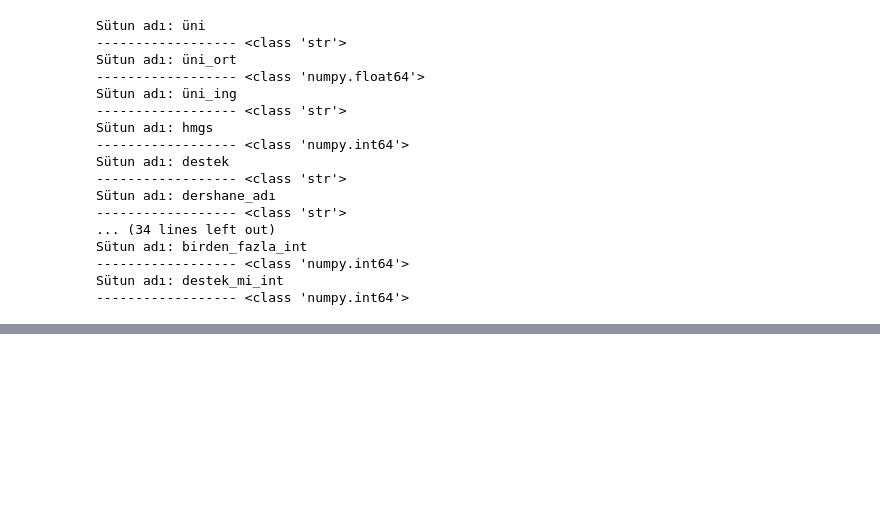
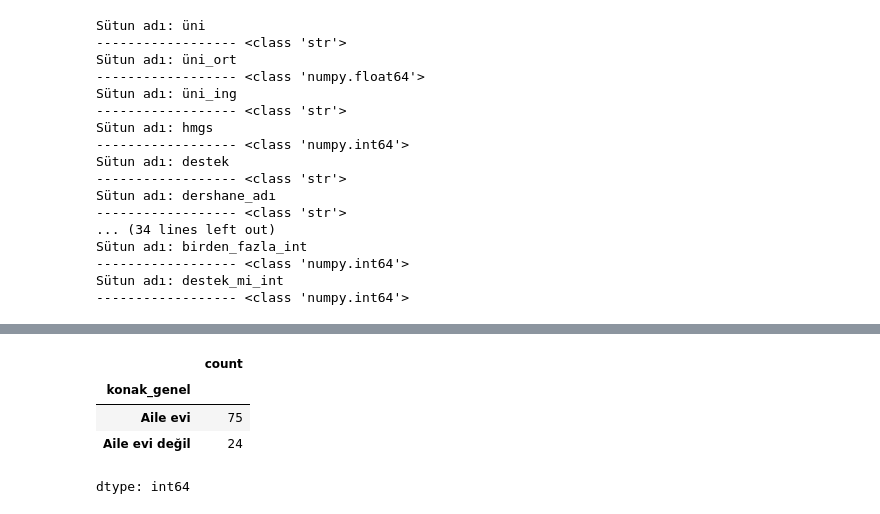
Before and after one commit to kemaldoguoktay/hmgs-analiz, a Jupyter notebook: hmgs.ipynb, the cells around one changed output, grey strips where cells are left out. Cells and saved outputs as stored; diff of their text form; code cells hidden in the pictures; blank space fills up the shorter version.

```diff
--- a/hmgs.ipynb
+++ b/hmgs.ipynb
@@ -1211,0 +1335,8 @@ Sütun adı: destek_mi_int
+# %%
+df.konak_genel.value_counts()
+# %% [output]
+|  | count |
+| konak_genel |  |
+| Aile evi | 75 |
+| Aile evi değil | 24 |
+dtype: int64
```
Also changed, not shown: parts of 59 cells of this notebook.
